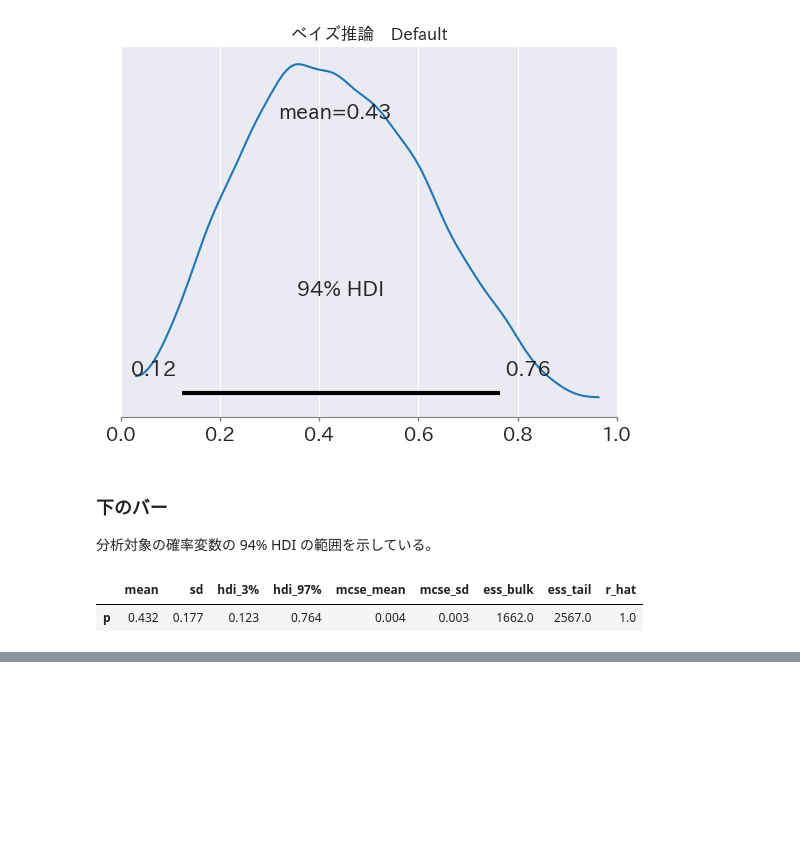
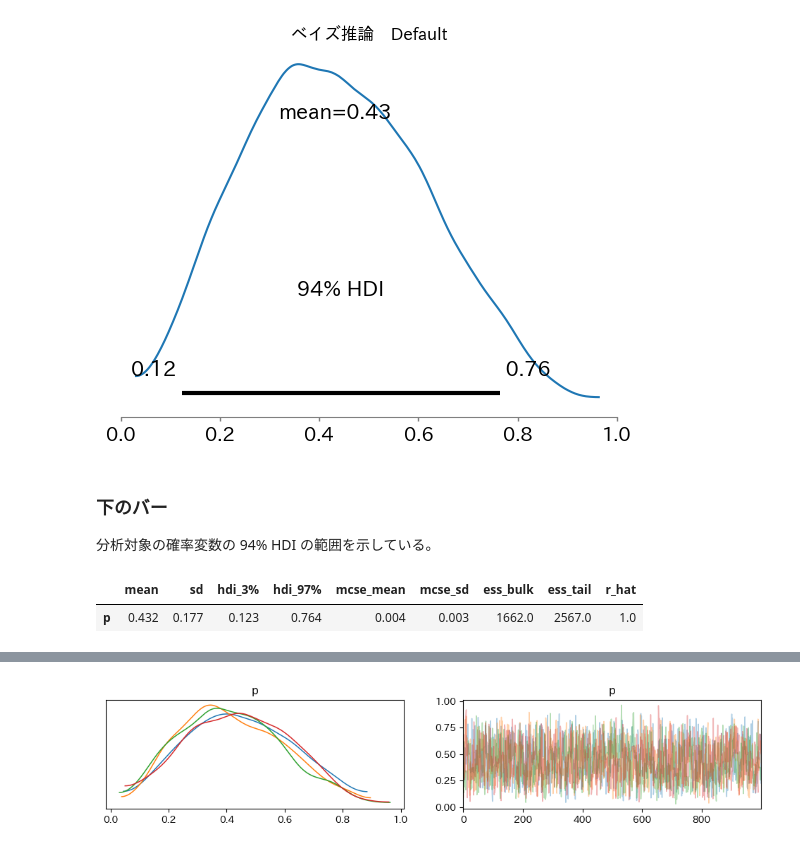
Before and after one commit to 1024xx4/py_bayes_intro, a Jupyter notebook: lottery.ipynb, the cells around one changed output, grey strips where cells are left out. Drawn from its saved outputs; the diff is of its cells as text; code cells hidden in the pictures; blank space fills up the shorter version.

Commit message:
Feat: 観測値が二項分布に従うと考え推論する#1
- 事前分布: 一様分布
- 観測値が従う分布: 二項分布

```diff
--- a/lottery.ipynb
+++ b/lottery.ipynb
@@ -145,0 +152,10 @@ summary_2
+# %%
+# 確率モデル定義
+model_uniform_binomial = pm.Model()
+
+with model_uniform_binomial:
+    p = pm.Uniform('p', lower=0.0, upper=1.0)  # 一様分布
+
+    X_obs = pm.Binomial('X_obs', p=p, n=5, observed=2)
+    # n= : 試行回数
+    # observed= 当たりの回数
@@ -145,0 +170,4 @@ summary_2
+# %%
+# Sampling
+with model_uniform_binomial:
+    inferences_uniform_binomial = pm.sample(random_seed=42)
@@ -145,0 +181,6 @@ summary_2
+# %%
+# Sampling の正常性
+az.plot_trace(inferences_uniform_binomial, compact=False)
+plt.show()
+# %% [output]
+[figure, added]
```
Also changed, not shown: parts of 17 cells of this notebook.
